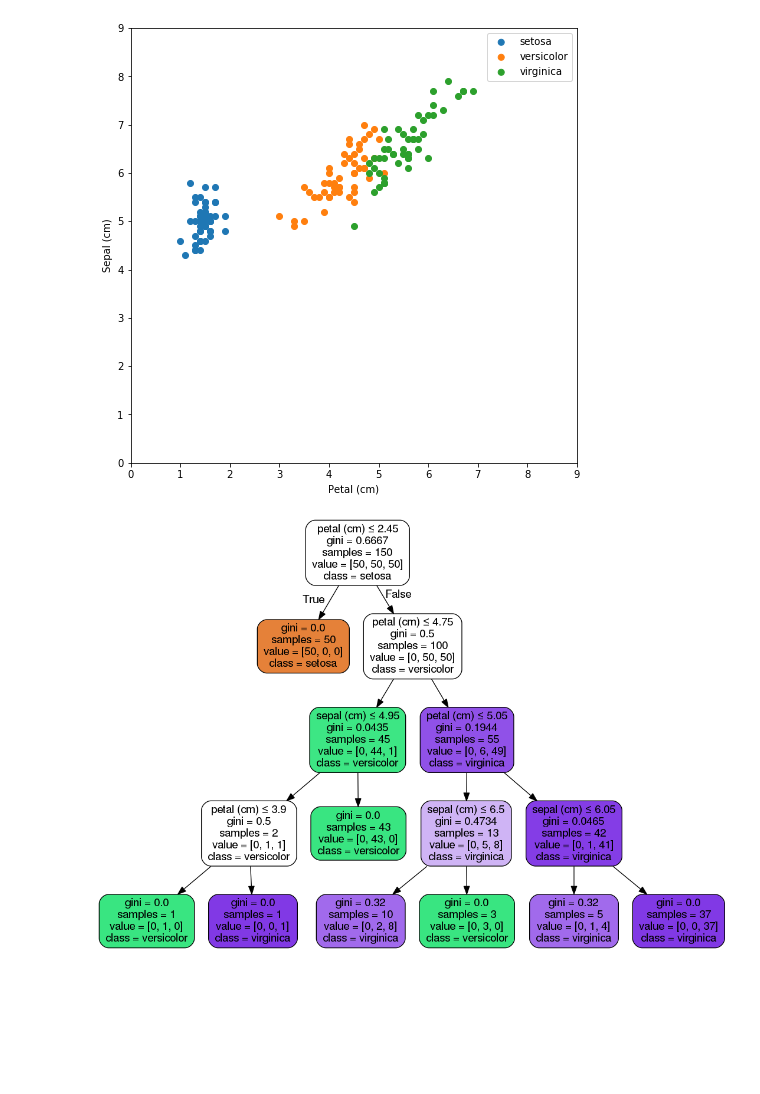
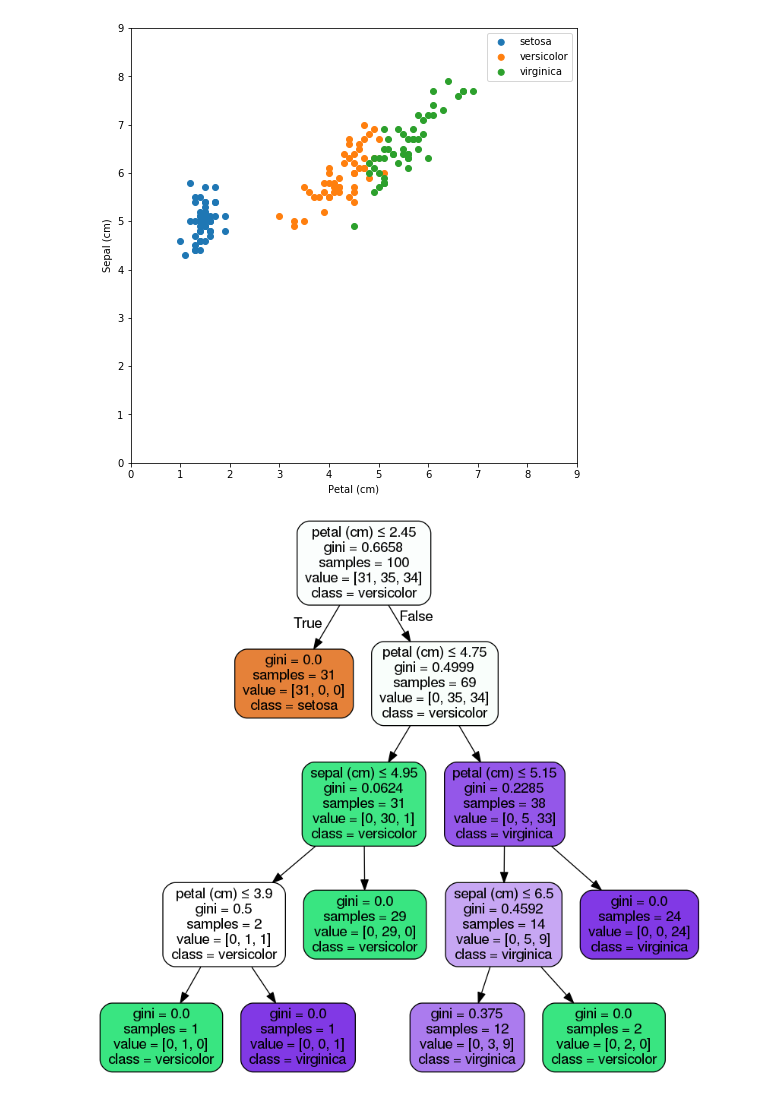
Before and after one commit to ogrisel/notebooks, a Jupyter notebook: sklearn_demos/iris.ipynb, the cells around one changed output. Cells and saved outputs as stored; diff of their text form; code cells hidden in the pictures; blank space fills up the shorter version.

```diff
--- a/sklearn_demos/iris.ipynb
+++ b/sklearn_demos/iris.ipynb
@@ -59,6 +59,9 @@ iris.feature_names
 # %%
 X = iris.data[:, [2, 0]]
 y = iris.target
+# %%
+X_train, X_test, y_train, y_test = train_test_split(
+    X, y, test_size=50, random_state=42)
 # %%
 plt.figure(figsize=(8, 8))
 for i, label in enumerate(iris.target_names):
@@ -74,10 +77,11 @@ plt.legend(loc='best');
 # %%
 from sklearn.tree import DecisionTreeClassifier
 
-tree = DecisionTreeClassifier(max_depth=4).fit(X, y)
+tree = DecisionTreeClassifier(max_depth=4)
+tree.fit(X_train, y_train)
 treeviz(tree)
 # %% [output]
-[figure, old version]
+[figure, new version]
 # %%
 plot_model_decision(tree)
 # %% [output]
```
Also changed, not shown: parts of 10 cells of this notebook.
